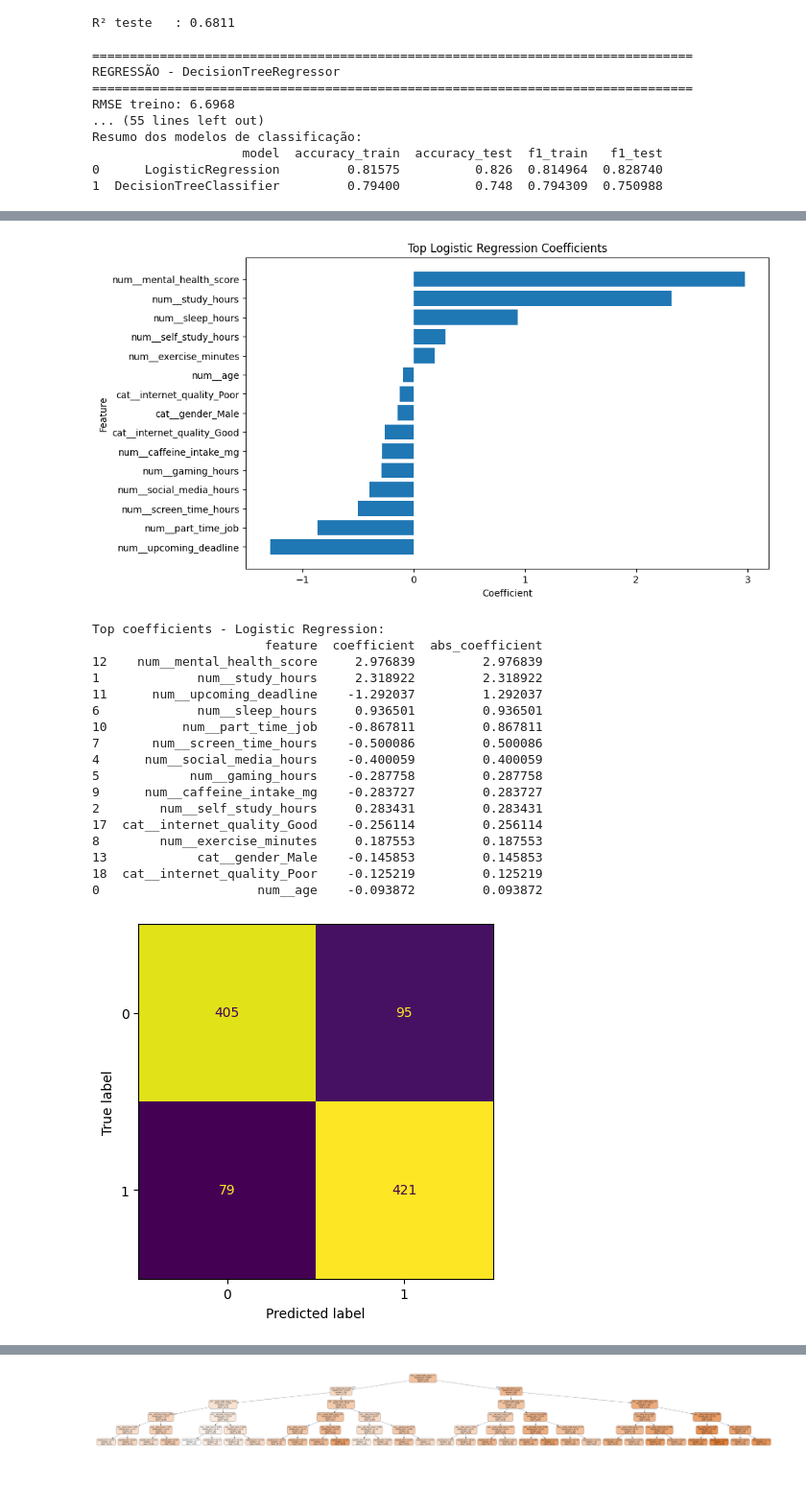
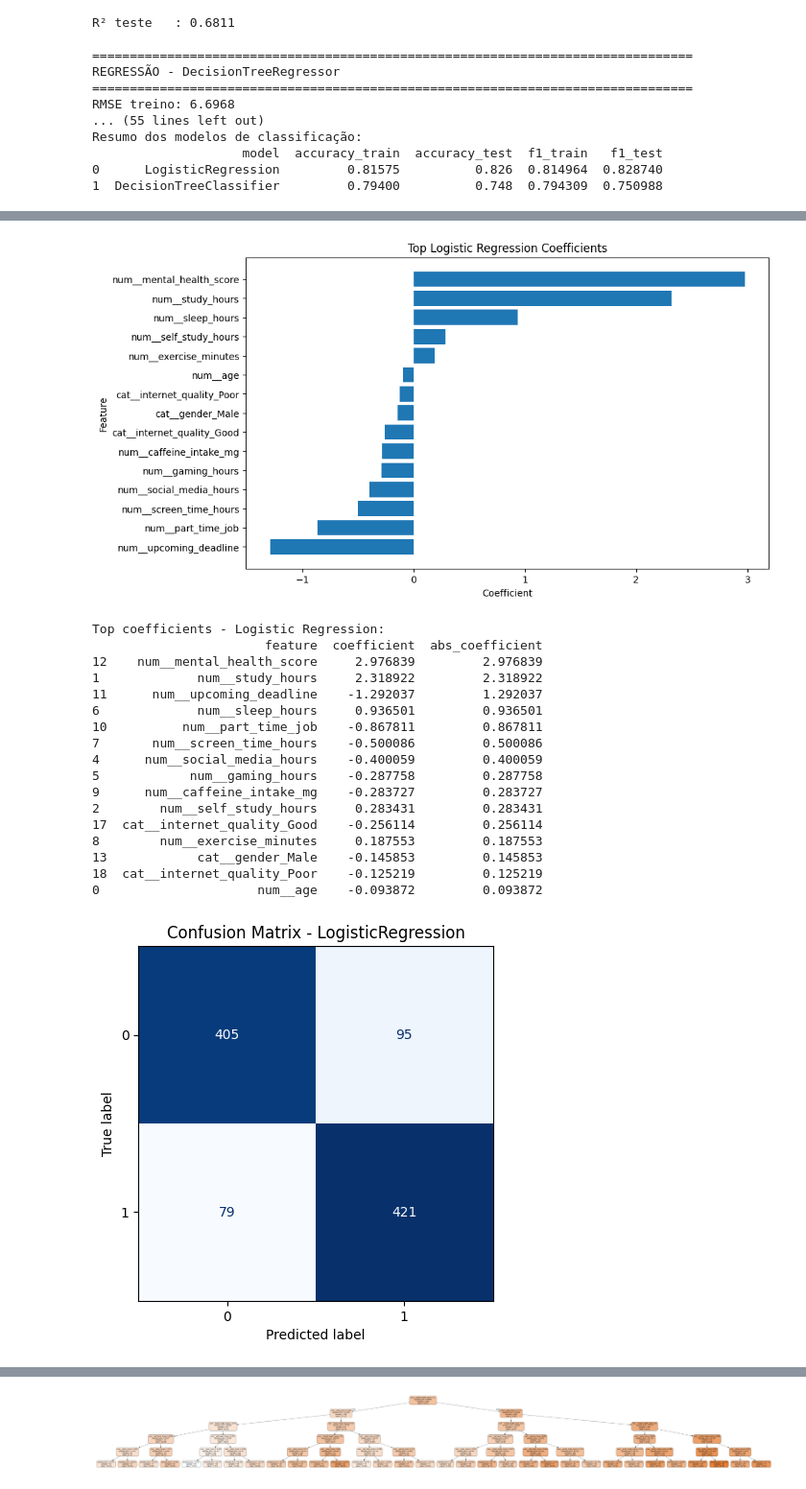
Before and after one commit to gcsoares24/uni-machine-learning-fundamentals, a Jupyter notebook: paraTestes.ipynb, the cells around one changed output, grey strips where cells are left out. Shown at 96% size. Drawn from its saved outputs; the diff is of its cells as text; code cells hidden in the pictures.

```diff
--- a/paraTestes.ipynb
+++ b/paraTestes.ipynb
@@ -517,7 +543,7 @@ def display_tree(the_tree, feature_names, class_names, fname=None, figsize=(10,1
     plt.imshow(img)
 
     if fname:
-        graph.write_png(f"{fname}.pdf")
+        graph.write_png(f"{fname}.png")
 
 dt_clf_pipeline = clf_models["DecisionTreeClassifier"]
 dt_clf_pipeline.fit(X_train, y_train_clf)
@@ -614,7 +640,6 @@ RocCurveDisplay.from_estimator(log_reg_pipeline, X_test, y_test_clf)
 plt.title("ROC Curve - Logistic Regression")
 plt.show()
 
-# =========================
 
 # =========================
 # 6.1.5 COEFFICIENT IMPORTANCE - LOGISTIC REGRESSION
@@ -657,8 +682,9 @@ for name, model in clf_models.items():
     ConfusionMatrixDisplay.from_predictions(
         y_test_clf,
         y_pred,
+        cmap="Blues",
         colorbar=False
-    ).plot(cmap="Blues")
+    )
 
     plt.title(f"Confusion Matrix - {name}")
     plt.show()
@@ -707,31 +733,31 @@ Top features - Decision Tree Classifier:
 9             num__caffeine_intake_mg    0.002007
 2               num__self_study_hours    0.001988
 [figure]
    max_depth  mean_train_accuracy  mean_val_accuracy
 0        1.0              0.67605             0.6608
 1        2.0              0.73535             0.7332
 2        3.0              0.76210             0.7526
 3        4.0              0.77225             0.7584
 4        5.0              0.78660             0.7590
 5        6.0              0.81205             0.7562
 6        NaN              1.00000             0.7130
 [figure]
 [figure]
 Top coefficients - Logistic Regression:
                        feature  coefficient  abs_coefficient
 12    num__mental_health_score     2.976839         2.976839
 1             num__study_hours     2.318922         2.318922
 11      num__upcoming_deadline    -1.292037         1.292037
 6             num__sleep_hours     0.936501         0.936501
 10          num__part_time_job    -0.867811         0.867811
 7       num__screen_time_hours    -0.500086         0.500086
 4      num__social_media_hours    -0.400059         0.400059
 5            num__gaming_hours    -0.287758         0.287758
 9      num__caffeine_intake_mg    -0.283727         0.283727
 2        num__self_study_hours     0.283431         0.283431
 17  cat__internet_quality_Good    -0.256114         0.256114
 8        num__exercise_minutes     0.187553         0.187553
 13            cat__gender_Male    -0.145853         0.145853
 18  cat__internet_quality_Poor    -0.125219         0.125219
 0                     num__age    -0.093872         0.093872
-[figure, old version]
+[figure, new version]
```
Also changed, not shown: parts of 5 cells of this notebook, 1 other file.
